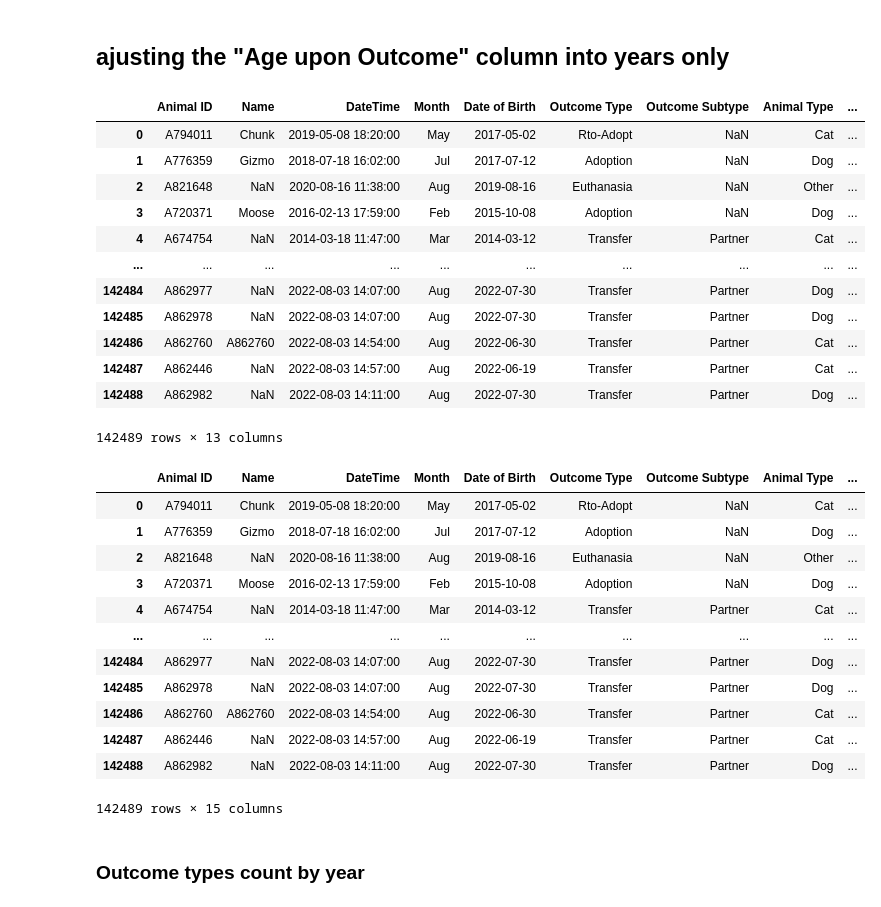
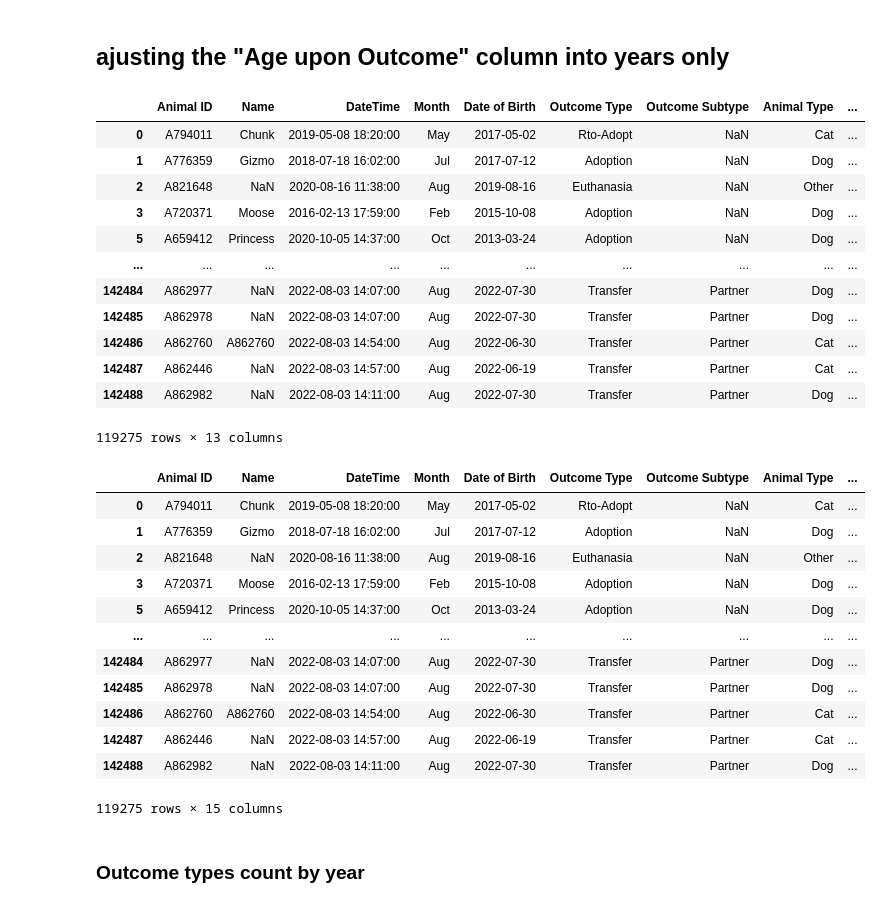
Before and after one commit to bfarao/bf_capstone, a Jupyter notebook: notebook/BrunaF_Austin_Capstone.ipynb, the cells around one changed output. Drawn from its saved outputs; the diff is of its cells as text; code cells hidden in the pictures.

```diff
--- a/notebook/BrunaF_Austin_Capstone.ipynb
+++ b/notebook/BrunaF_Austin_Capstone.ipynb
@@ -70,21 +67,23 @@ austin_dataset
 # %%
 austin_dataset['Date of Birth'] = pd.to_datetime(austin_dataset['Date of Birth'])
 austin_dataset['DateTime'] = austin_dataset['DateTime'].apply(pd.Timestamp)
+austin_dataset = austin_dataset[austin_dataset.Year != '2013']
+austin_dataset = austin_dataset[austin_dataset.Year != '2014']
 austin_dataset
 # %% [output]
 |  | Animal ID | Name | DateTime | Month | Date of Birth | Outcome Type | Outcome Subtype | Animal Type | ... |
 | 0 | A794011 | Chunk | 2019-05-08 18:20:00 | May | 2017-05-02 | Rto-Adopt | NaN | Cat | ... |
 | 1 | A776359 | Gizmo | 2018-07-18 16:02:00 | Jul | 2017-07-12 | Adoption | NaN | Dog | ... |
 | 2 | A821648 | NaN | 2020-08-16 11:38:00 | Aug | 2019-08-16 | Euthanasia | NaN | Other | ... |
 | 3 | A720371 | Moose | 2016-02-13 17:59:00 | Feb | 2015-10-08 | Adoption | NaN | Dog | ... |
-| 4 | A674754 | NaN | 2014-03-18 11:47:00 | Mar | 2014-03-12 | Transfer | Partner | Cat | ... |
+| 5 | A659412 | Princess | 2020-10-05 14:37:00 | Oct | 2013-03-24 | Adoption | NaN | Dog | ... |
 | ... | ... | ... | ... | ... | ... | ... | ... | ... | ... |
 | 142484 | A862977 | NaN | 2022-08-03 14:07:00 | Aug | 2022-07-30 | Transfer | Partner | Dog | ... |
 | 142485 | A862978 | NaN | 2022-08-03 14:07:00 | Aug | 2022-07-30 | Transfer | Partner | Dog | ... |
 | 142486 | A862760 | A862760 | 2022-08-03 14:54:00 | Aug | 2022-06-30 | Transfer | Partner | Cat | ... |
 | 142487 | A862446 | NaN | 2022-08-03 14:57:00 | Aug | 2022-06-19 | Transfer | Partner | Cat | ... |
 | 142488 | A862982 | NaN | 2022-08-03 14:11:00 | Aug | 2022-07-30 | Transfer | Partner | Dog | ... |
-142489 rows × 13 columns
+119275 rows × 13 columns
 # %%
 austin_dataset['Age'] = (austin_dataset['DateTime'] - austin_dataset['Date of Birth'])
 austin_dataset['Age'] = round(((austin_dataset['Age'].dt.days)/365), 0)
@@ -96,14 +95,14 @@ austin_dataset
 | 1 | A776359 | Gizmo | 2018-07-18 16:02:00 | Jul | 2017-07-12 | Adoption | NaN | Dog | ... |
 | 2 | A821648 | NaN | 2020-08-16 11:38:00 | Aug | 2019-08-16 | Euthanasia | NaN | Other | ... |
 | 3 | A720371 | Moose | 2016-02-13 17:59:00 | Feb | 2015-10-08 | Adoption | NaN | Dog | ... |
-| 4 | A674754 | NaN | 2014-03-18 11:47:00 | Mar | 2014-03-12 | Transfer | Partner | Cat | ... |
+| 5 | A659412 | Princess | 2020-10-05 14:37:00 | Oct | 2013-03-24 | Adoption | NaN | Dog | ... |
 | ... | ... | ... | ... | ... | ... | ... | ... | ... | ... |
 | 142484 | A862977 | NaN | 2022-08-03 14:07:00 | Aug | 2022-07-30 | Transfer | Partner | Dog | ... |
 | 142485 | A862978 | NaN | 2022-08-03 14:07:00 | Aug | 2022-07-30 | Transfer | Partner | Dog | ... |
 | 142486 | A862760 | A862760 | 2022-08-03 14:54:00 | Aug | 2022-06-30 | Transfer | Partner | Cat | ... |
 | 142487 | A862446 | NaN | 2022-08-03 14:57:00 | Aug | 2022-06-19 | Transfer | Partner | Cat | ... |
 | 142488 | A862982 | NaN | 2022-08-03 14:11:00 | Aug | 2022-07-30 | Transfer | Partner | Dog | ... |
-142489 rows × 15 columns
+119275 rows × 15 columns
 # %% [markdown]
 ### Outcome types count by year
 # %%
```
Also changed, not shown: parts of 47 cells of this notebook, 1 other file.
